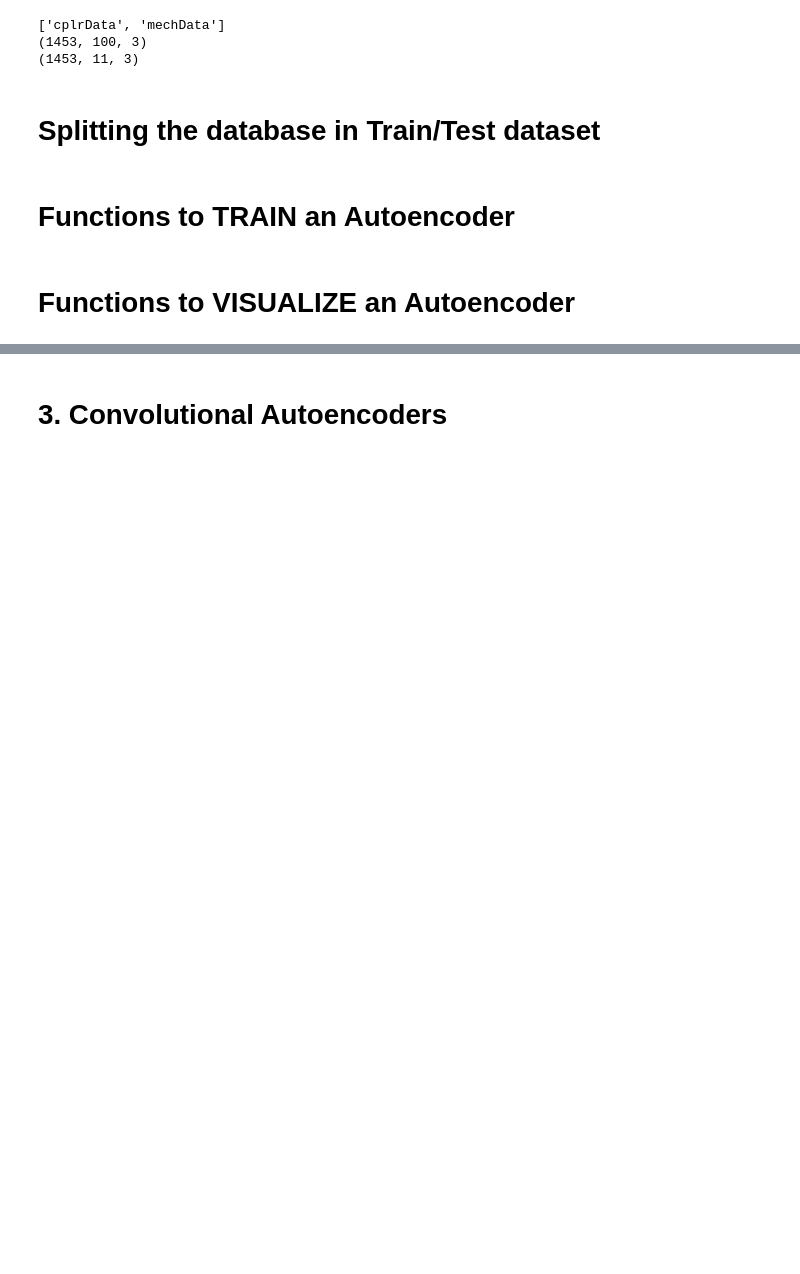
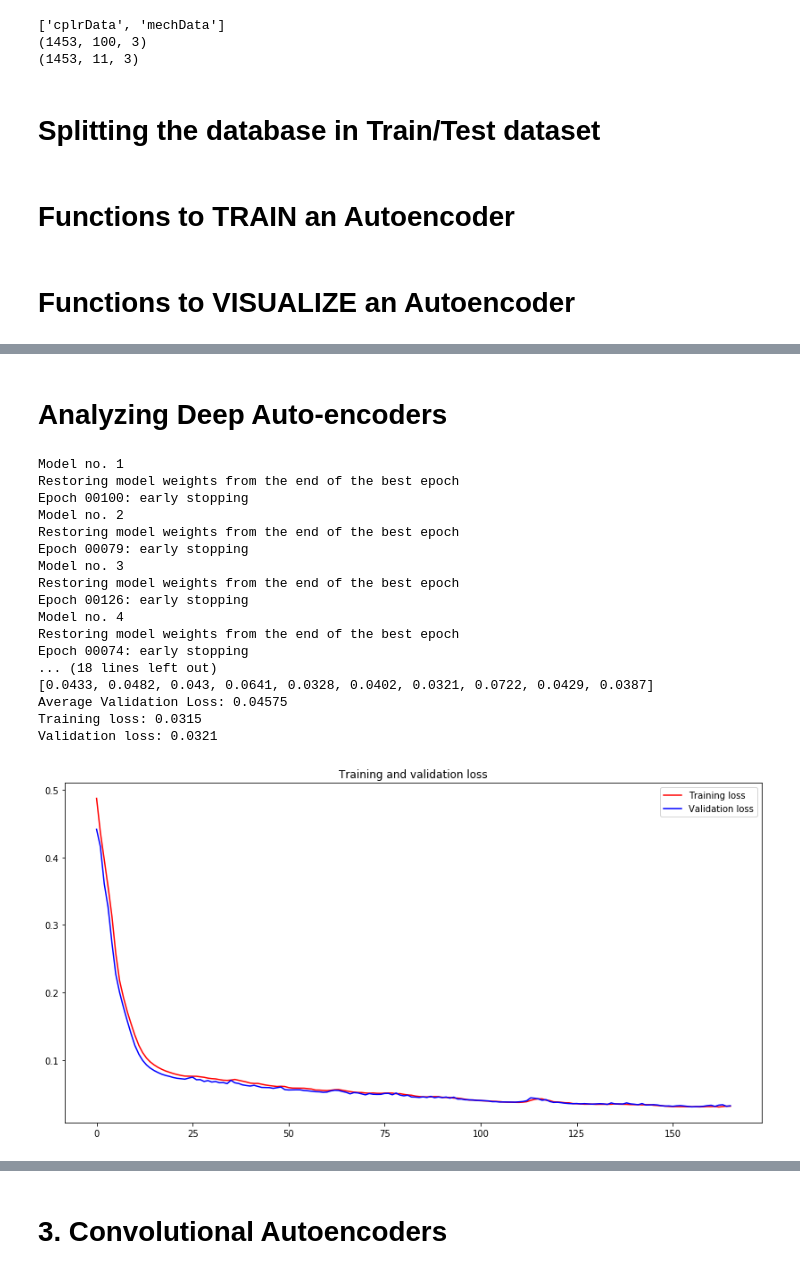
Before and after one commit to ssharma1991/5ss-platform-path-synthesis, a Jupyter notebook: Simulation Code/2. Autoencoder/Convolution Autoencoder.ipynb, the cells around one changed output, grey strips where cells are left out. Saved outputs shown, nothing was run; the diff lists cells and outputs as text; code cells hidden in the pictures; blank space fills up the shorter version.

```diff
--- a/Simulation Code/2. Autoencoder/Convolution Autoencoder.ipynb
+++ b/Simulation Code/2. Autoencoder/Convolution Autoencoder.ipynb
@@ -204,0 +360,44 @@ def b_spline_interpolation(inp_pts, out_n):
+# %% [markdown]
+# Analyzing Deep Auto-encoders
+# %%
+def autoEncoderRZ30_Thin():
+    inp_curve=Input(shape=(100,3,))
+
+    # Encoding
+    x=Flatten()(inp_curve)
+    x=Dense(100, activation='relu')(x)
+    encoded=Dense(30, activation='relu',activity_regularizer=regularizers.l1(10e-7))(x)
+
+    # Decoding
+    x=Dense(100, activation='relu')(encoded)
+    x=Dense(300)(x)
+    decoded=Reshape((100, 3))(x)
+
+
+    autoencoder = Model(inp_curve, decoded)
+    encoder = Model(inp_curve, encoded)
+
+    return autoencoder, encoder
+
+#resetRNG(0)
+AE,E,train_data =AE_analysis(autoEncoderRZ30_Thin, 10, x_train, x_test, filename='RZ30_Thin')
+visualize_AE(AE, train_data, x_test)
+# %% [output]
+Model no. 1
+Restoring model weights from the end of the best epoch
+Epoch 00100: early stopping
+Model no. 2
+Restoring model weights from the end of the best epoch
+Epoch 00079: early stopping
+Model no. 3
+Restoring model weights from the end of the best epoch
+Epoch 00126: early stopping
+Model no. 4
+Restoring model weights from the end of the best epoch
+Epoch 00074: early stopping
+... (18 lines left out)
+[0.0433, 0.0482, 0.043, 0.0641, 0.0328, 0.0402, 0.0321, 0.0722, 0.0429, 0.0387]
+Average Validation Loss: 0.04575
+Training loss: 0.0315
+Validation loss: 0.0321
+[figure, added]
```
Also changed, not shown: parts of 18 cells of this notebook, 1 other file.
